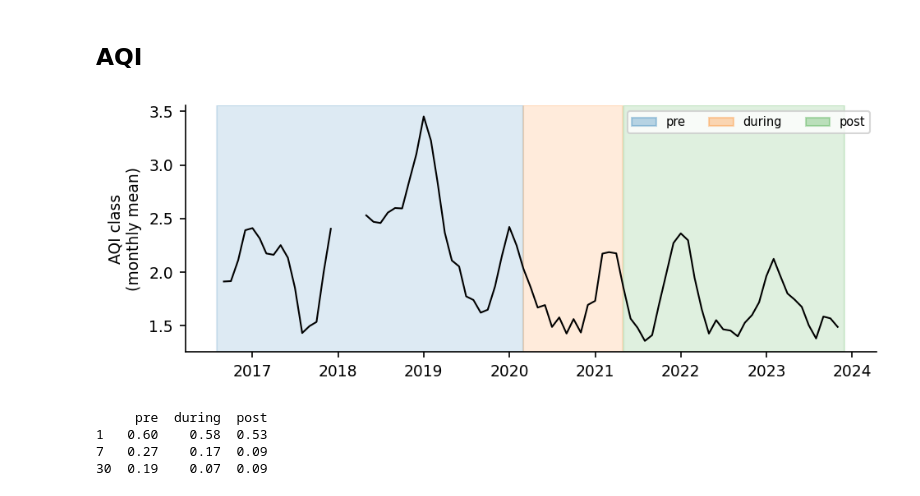
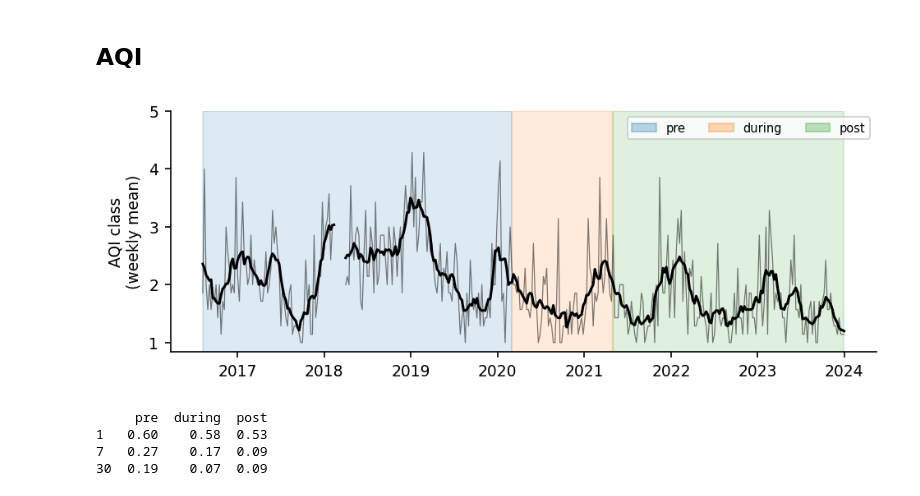
Before and after one commit to DuongAnhTran/AQI-Data-Analysis-Honours-Project, a Jupyter notebook: Dataset Characteristic (gafanha)/Characteristic.ipynb, the cells around one changed output. Saved outputs shown, nothing was run; the diff lists cells and outputs as text; code cells hidden in the pictures.

```diff
--- a/Dataset Characteristic (gafanha)/Characteristic.ipynb
+++ b/Dataset Characteristic (gafanha)/Characteristic.ipynb
@@ -305,15 +304,16 @@ plt.tight_layout(); plt.savefig("period_corr_diff.png"); plt.show()
 # %% [markdown]
 ## AQI
 # %%
-aqi_m = aqi_obs.resample("MS").mean().rolling(3, center=True).mean()
+aqi_w = aqi_obs.resample("W").mean()          # mean class of the observed days in each week
 fig, ax = plt.subplots(figsize=(6.5, 2.5))
-ax.plot(aqi_m.index, aqi_m, c="black", lw=1)
-shade(ax, aqi_m.index)
-ax.set_ylabel("AQI class\n(monthly mean)")
+ax.plot(aqi_w.index, aqi_w, c="black", lw=0.6, alpha=0.5)
+ax.plot(aqi_w.index, aqi_w.rolling(8, center=True, min_periods=4).mean(), c="black", lw=1.5)
+shade(ax, aqi_w.index)
+ax.set_ylabel("AQI class\n(weekly mean)"); ax.set_yticks([1, 2, 3, 4, 5])
 ax.legend(handles=period_legend, ncol=3, loc="upper right", fontsize=7)
 plt.tight_layout(); plt.savefig("aqi_trend.png"); plt.show()
 # %% [output]
-[figure, old version]
+[figure, new version]
 # %%
 ac = pd.DataFrame({n: {k: aqi_obs[period == n].autocorr(k) for k in (1, 7, 30)} for n in order})
 print(ac.round(2))
```
Also changed, not shown: parts of 2 cells of this notebook, 3 other files.
